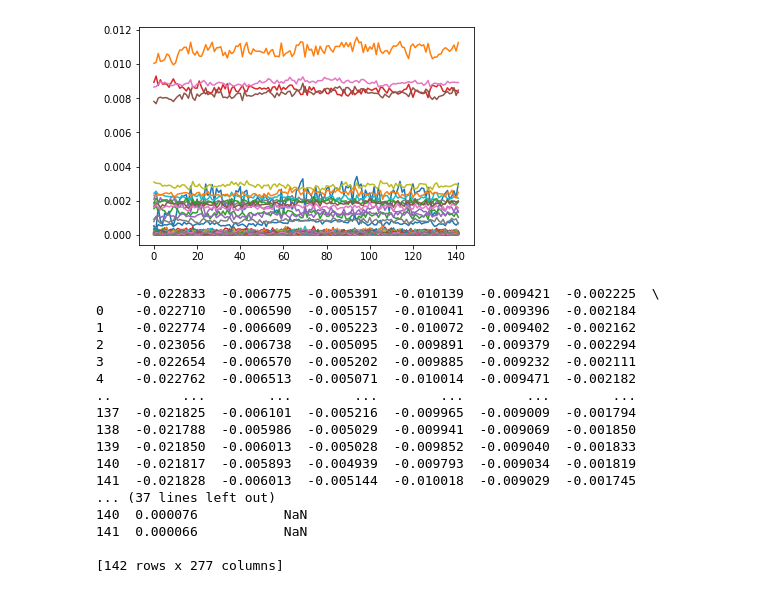
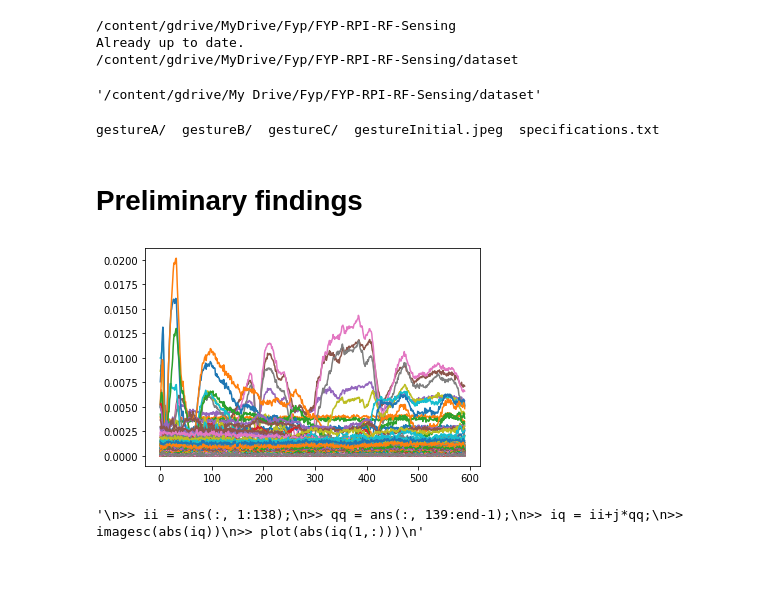
Before and after one commit to TanShengRong/FYP-RPI-RF-Sensing, a Jupyter notebook: readings.ipynb, the cells around one changed output. Saved outputs shown, nothing was run; the diff lists cells and outputs as text; code cells hidden in the pictures.

Commit message:
Google Colab env set up

```diff
--- a/readings.ipynb
+++ b/readings.ipynb
@@ -1,46 +8,53 @@
+# %%
+import pathlib
+path = pathlib.Path('/content/gdrive/MyDrive/Fyp')
+try:
+    path.mkdir()
+    %cd '/content/gdrive/MyDrive/Fyp'
+    ! git clone https://github.com/TanShengRong/FYP-RPI-RF-Sensing
+    %cd './FYP-RPI-RF-Sensing/dataset/'
+    print('Project folder created in your GoogleDrive')
+except FileExistsError:
+    %cd '/content/gdrive/MyDrive/Fyp/FYP-RPI-RF-Sensing/'
+    ! git pull
+    %cd './dataset/'
+# %% [output]
+/content/gdrive/MyDrive/Fyp/FYP-RPI-RF-Sensing
+Already up to date.
+/content/gdrive/MyDrive/Fyp/FYP-RPI-RF-Sensing/dataset
+# %%
+pwd
+# %% [output]
+'/content/gdrive/My Drive/Fyp/FYP-RPI-RF-Sensing/dataset'
+# %%
+ls
+# %% [output]
+gestureA/  gestureB/  gestureC/  gestureInitial.jpeg  specifications.txt
+# %% [markdown]
+# Preliminary findings
 # %%
 import pandas as pd
 import matplotlib.pyplot as plt
 # %%
-df = pd.read_csv("./x4dyl/1.csv") # shape = duration(millisecond?) x readings
+df = pd.read_csv("./gestureA/degree0/1.csv") # shape = duration(millisecond?) x readings
 shape = df.shape # (row,col)
 tmp = [ _ for _ in range(138)]
 ii = df.iloc[:, 0:138]
 ii.columns = tmp
 qq = df.iloc[:, 138:shape[1]-1 ]
 qq.columns = tmp
 iq = ii.add(qq, fill_value=None) # fill_value defaults as None
 iq = abs(iq)
 # iq.plot(kind="hexbin", x=)
 iq.plot(legend=None)
 plt.show()
 """
 >> ii = ans(:, 1:138);
 >> qq = ans(:, 139:end-1);
 >> iq = ii+j*qq;
 >> imagesc(abs(iq))
 >> plot(abs(iq(1,:)))
 """
 # %% [output]
-[figure, old version]
+[figure, new version]
+'\n>> ii = ans(:, 1:138);\n>> qq = ans(:, 139:end-1);\n>> iq = ii+j*qq;\n>> imagesc(abs(iq))\n>> plot(abs(iq(1,:)))\n'
-# %%
-df = pd.read_csv("./x4dyl/2.csv") # shape = duration(millisecond?) x readings
-print(df)
-# %% [output]
-     -0.022833  -0.006775  -0.005391  -0.010139  -0.009421  -0.002225  \
-0    -0.022710  -0.006590  -0.005157  -0.010041  -0.009396  -0.002184
-1    -0.022774  -0.006609  -0.005223  -0.010072  -0.009402  -0.002162
-2    -0.023056  -0.006738  -0.005095  -0.009891  -0.009379  -0.002294
-3    -0.022654  -0.006570  -0.005202  -0.009885  -0.009232  -0.002111
-4    -0.022762  -0.006513  -0.005071  -0.010014  -0.009471  -0.002182
-..         ...        ...        ...        ...        ...        ...
-137  -0.021825  -0.006101  -0.005216  -0.009965  -0.009009  -0.001794
-138  -0.021788  -0.005986  -0.005029  -0.009941  -0.009069  -0.001850
-139  -0.021850  -0.006013  -0.005028  -0.009852  -0.009040  -0.001833
-140  -0.021817  -0.005893  -0.004939  -0.009793  -0.009034  -0.001819
-141  -0.021828  -0.006013  -0.005144  -0.010018  -0.009029  -0.001745
-... (37 lines left out)
-140  0.000076           NaN
-141  0.000066           NaN
-
-[142 rows x 277 columns]
```
Also changed, not shown: parts of 5 cells of this notebook.
